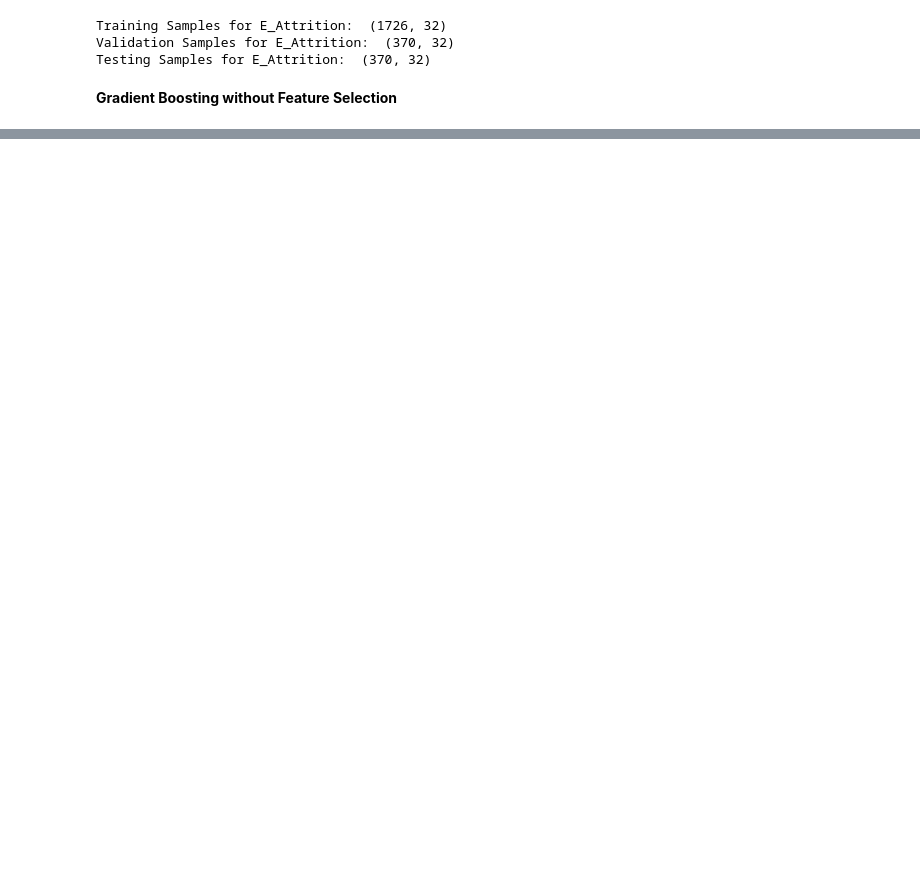
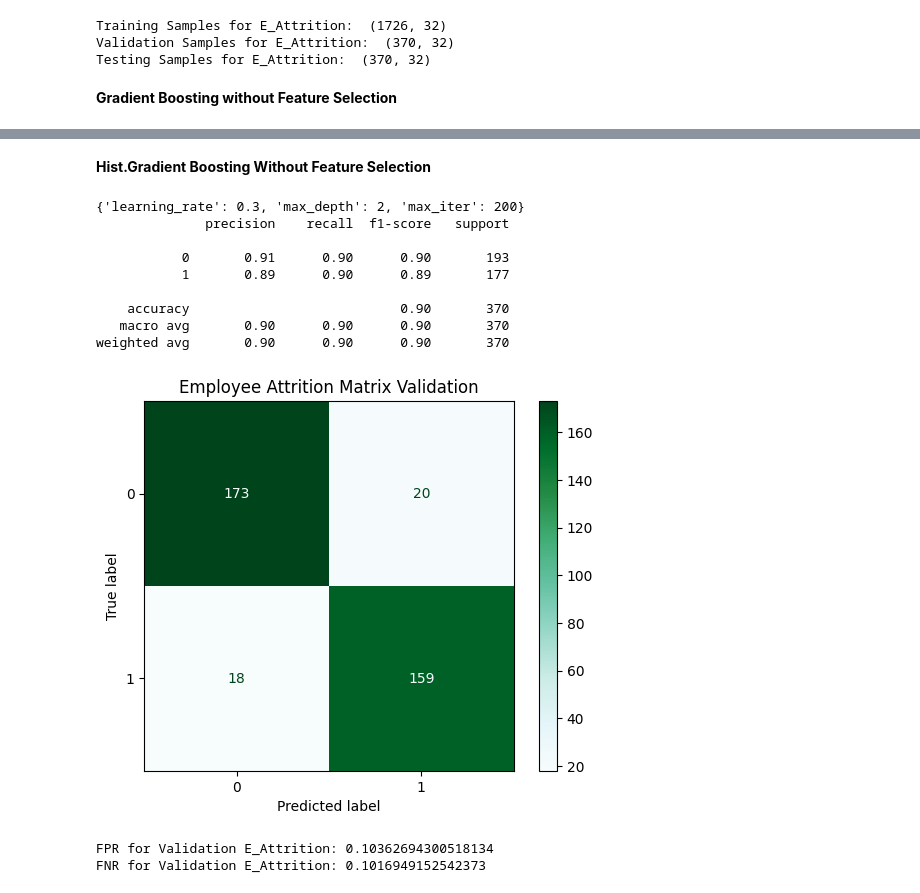
Before and after one commit to DhanaSrivalli/Optimizing-Employee-Attrition-Prediction-with-Feature-Selection-and-Machine-Learning, a Jupyter notebook: 21087223_FinalProject.ipynb, the cells around one changed output, grey strips where cells are left out. Saved outputs shown, nothing was run; the diff lists cells and outputs as text; code cells hidden in the pictures; blank space fills up the shorter version.

Commit message:
Histogram based Gradient Boosting for Employee Attrition

```diff
--- a/21087223_FinalProject.ipynb
+++ b/21087223_FinalProject.ipynb
@@ -365,0 +348,42 @@ Emp_learningCurve(
+# %% [markdown]
+**Hist.Gradient Boosting Without Feature Selection**
+# %%
+from sklearn.ensemble import HistGradientBoostingClassifier as E_AttHisGrb
+
+Att_Eprm = {'learning_rate': [0.1, 0.3, 0.8],'max_iter':[100,200,350],'max_depth':[2,5,8,9]}
+Att_EMod = E_AttHisGrb(random_state=7)
+Att_EMod = E_AttGsss(Att_EMod, Att_Eprm, cv=2)
+Att_EMod.fit(E_AttritionXtrn.sample(400, random_state=7), E_AttritionYtrn.sample(400, random_state=7))
+print(Att_EMod.best_params_)
+
+Att_EMod = E_AttHisGrb(**Att_EMod.best_params_)
+Att_EMod.fit(E_AttritionXtrn, E_AttritionYtrn) ### Training Model on E_Attrition Data
+
+Att_YpredE = Att_EMod.predict(E_AttritionXvld) ### Validating Model on E_Attrition Data
+print(E_AttCR(E_AttritionYvld, Att_YpredE))
+
+E_MxxAtt = E_AttMx(E_AttritionYvld, Att_YpredE)
+Att_EMDS(confusion_matrix = E_MxxAtt, display_labels = [0, 1]).plot(cmap='BuGn')
+E_AttPypl.title("Employee Attrition Matrix Validation")
+E_AttPypl.show()
+
+### Assessing FPR and FNR for the E_Attrition Model
+
+EAtt_truN, EAtt_flsP, EAtt_flsN, EAtt_truP = E_MxxAtt.ravel()
+EAtt_flsprt = EAtt_flsP / (EAtt_flsP + EAtt_truN)
+EAtt_flsnrt = EAtt_flsN / (EAtt_flsN + EAtt_truP)
+print(f"FPR for Validation E_Attrition: {EAtt_flsprt}")
+print(f"FNR for Validation E_Attrition: {EAtt_flsnrt}")
+# %% [output]
+{'learning_rate': 0.3, 'max_depth': 2, 'max_iter': 200}
+              precision    recall  f1-score   support
+
+           0       0.91      0.90      0.90       193
+           1       0.89      0.90      0.89       177
+
+    accuracy                           0.90       370
+   macro avg       0.90      0.90      0.90       370
+weighted avg       0.90      0.90      0.90       370
+[figure, added]
+FPR for Validation E_Attrition: 0.10362694300518134
+FNR for Validation E_Attrition: 0.1016949152542373
```
Also changed, not shown: parts of 8 cells of this notebook.
